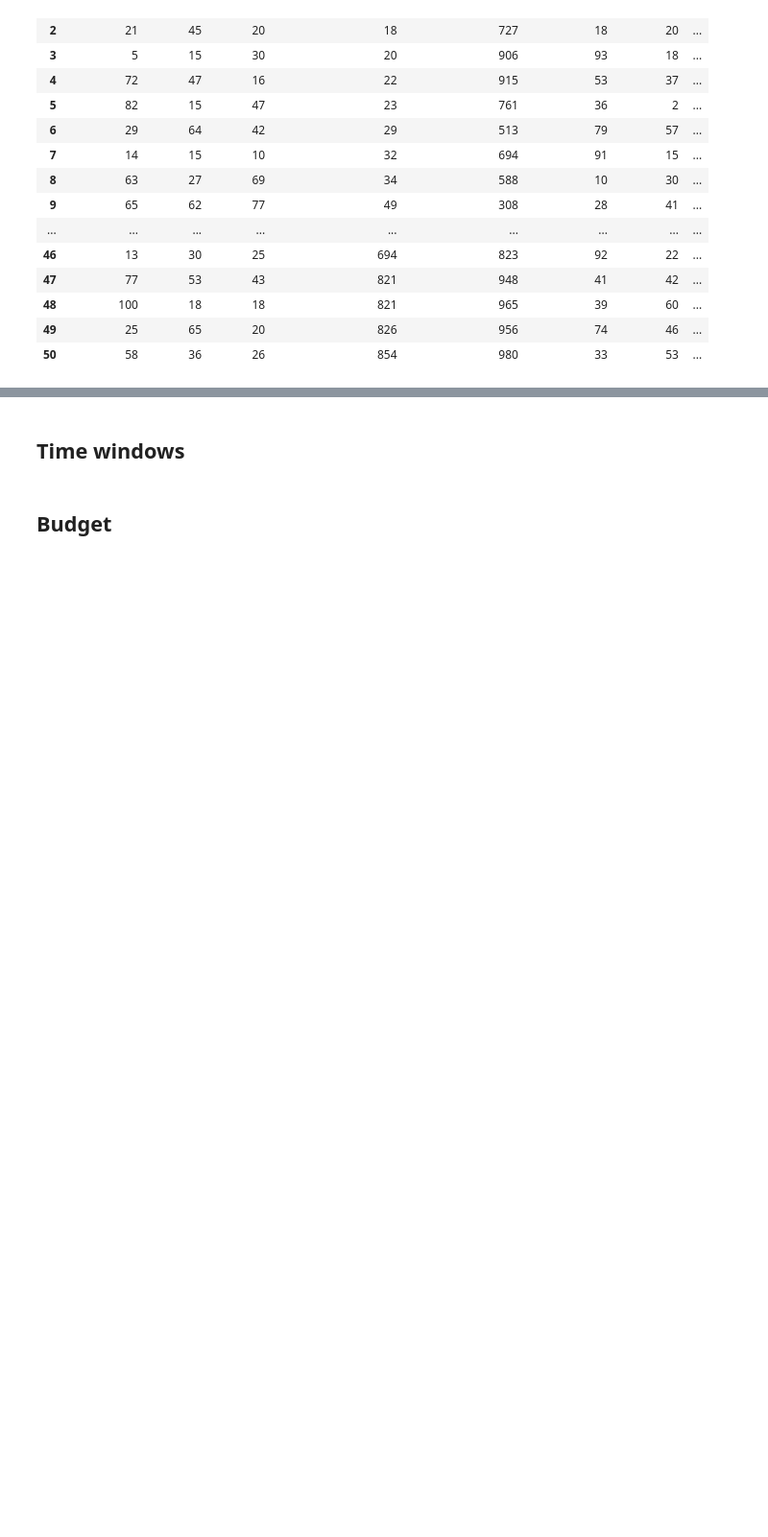
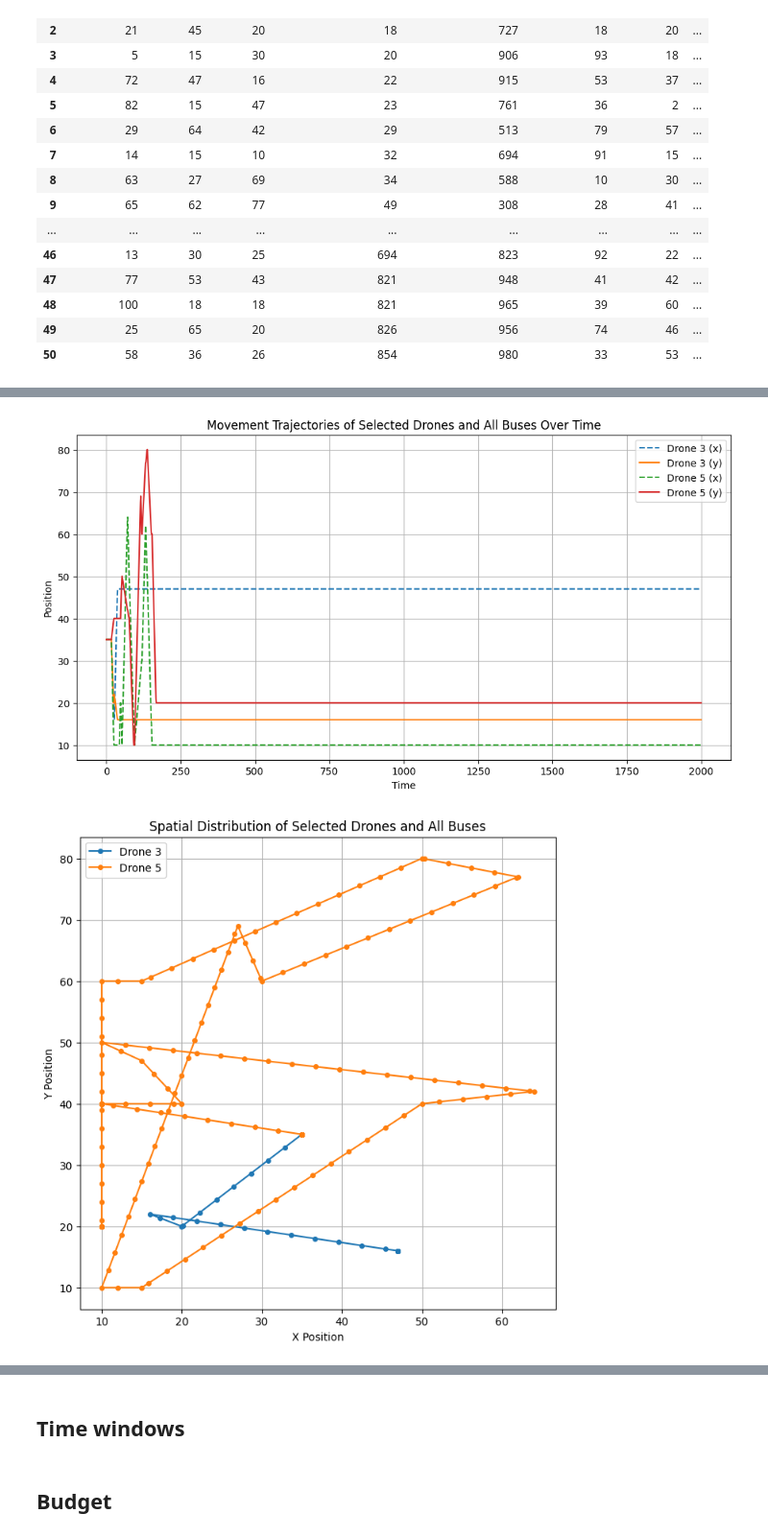
Before and after one commit to Jingren-Tang/drone-delivery, a Jupyter notebook: DA_sample_project_10_22.ipynb, the cells around one changed output, grey strips where cells are left out. Shown at 96% size. Drawn from its saved outputs; the diff is of its cells as text; code cells hidden in the pictures; blank space fills up the shorter version.

Commit message:
Add new features and updates for drone delivery simulation

```diff
--- a/DA_sample_project_10_22.ipynb
+++ b/DA_sample_project_10_22.ipynb
@@ -1050 +1013,59 @@ Drone 5: Completed 9 delivery tasks, and 17 pickup tasks.
+# %%
+import pandas as pd
+import matplotlib.pyplot as plt
+
+# 假设 simulation_df 已经包含了所有记录
+# 从列表中创建 DataFrame (如果还未创建)
+simulation_df = pd.DataFrame(simulation_records)
+
+# 将数据分成无人机和巴士
+drones_df = simulation_df[simulation_df['entity'] == 'drone']
+buses_df = simulation_df[simulation_df['entity'] == 'bus']
+
+# Function to plot selected drones and all buses
+def plot_selected_drones_and_buses(drones_to_plot):
+    # 1. 绘制无人机和巴士的运动轨迹随时间的变化
+    plt.figure(figsize=(12, 6))
+    for drone_id in drones_to_plot:
+        drone_data = drones_df[drones_df['id'] == drone_id]
+        if not drone_data.empty:
+            plt.plot(drone_data['time'], drone_data['x'], label=f'Drone {drone_id} (x)', linestyle='--')
+            plt.plot(drone_data['time'], drone_data['y'], label=f'Drone {drone_id} (y)')
+
+    for bus_id in buses_df['id'].unique():
+        bus_data = buses_df[buses_df['id'] == bus_id]
+        plt.plot(bus_data['time'], bus_data['x'], label=f'Bus {bus_id} (x)')
+        plt.plot(bus_data['time'], bus_data['y'], label=f'Bus {bus_id} (y)', linestyle='--')
+
+    plt.title("Movement Trajectories of Selected Drones and All Buses Over Time")
+    plt.xlabel("Time")
+    plt.ylabel("Position")
+    plt.legend()
+    plt.grid()
+    plt.show()
+
+    # 2. 绘制无人机和巴士的空间位置分布
+    plt.figure(figsize=(8, 8))
+    for drone_id in drones_to_plot:
+        drone_data = drones_df[drones_df['id'] == drone_id]
+        if not drone_data.empty:
+            plt.plot(drone_data['x'], drone_data['y'], label=f'Drone {drone_id}', marker='o', markersize=4, linestyle='-')
+
+    for bus_id in buses_df['id'].unique():
+        bus_data = buses_df[buses_df['id'] == bus_id]
+        plt.plot(bus_data['x'], bus_data['y'], label=f'Bus {bus_id}', marker='x', markersize=5, linestyle='--')
+
+    plt.title("Spatial Distribution of Selected Drones and All Buses")
+    plt.xlabel("X Position")
+    plt.ylabel("Y Position")
+    plt.legend()
+    plt.grid()
+    plt.show()
+
+# Example usage: Plot trajectories for drones with IDs 0 and 1
+selected_drones = [3,5]
+plot_selected_drones_and_buses(selected_drones)
+# %% [output]
+[figure, added]
+[figure, added]
 # %%
```
Also changed, not shown: parts of 4 cells of this notebook, 2 other files.
